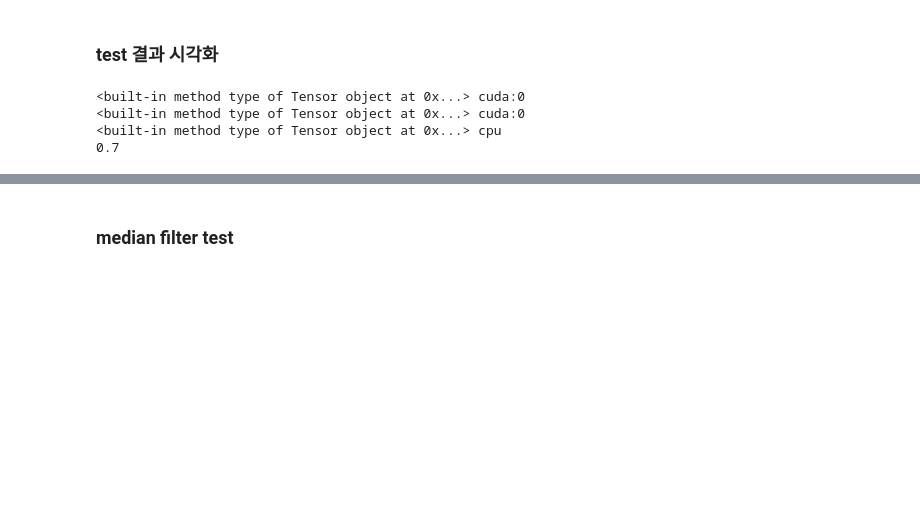
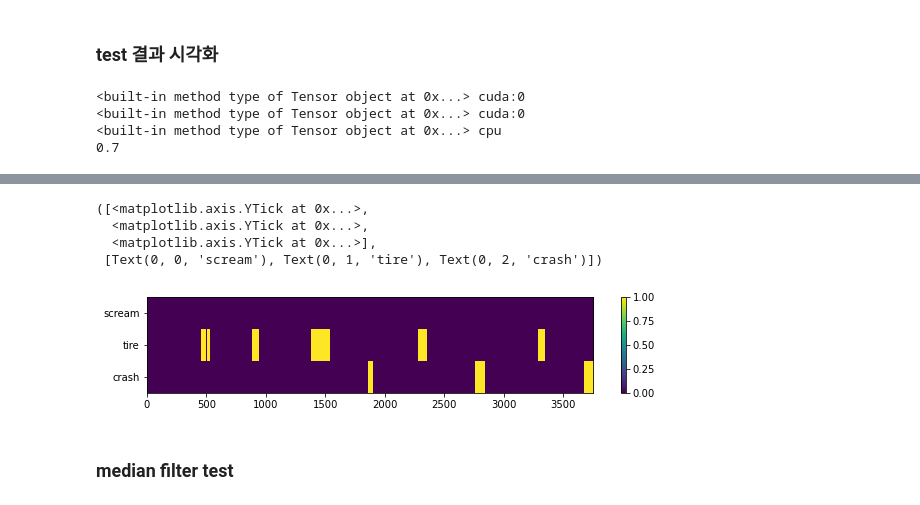
Before and after one commit to black-mold/crash_surveillance_SED_CRNN, a Jupyter notebook: run.ipynb, the cells around one changed output, grey strips where cells are left out. Drawn from its saved outputs; the diff is of its cells as text; code cells hidden in the pictures; blank space fills up the shorter version.

```diff
--- a/run.ipynb
+++ b/run.ipynb
@@ -551,3 +478,15 @@ matplotlib_label_show(post_filter.squeeze())
+# %%
+plt.figure(figsize=(10, 6))
+plt.subplot(3, 1, 3)
+plt.imshow(pred.cpu().detach().numpy().squeeze().T, aspect='auto', interpolation='nearest', cmap='viridis')
+plt.colorbar(plt.imshow(pred_threshold.squeeze().T, aspect='auto', interpolation='nearest', cmap='viridis'))
+plt.yticks([0, 1, 2], ['scream', 'tire', 'crash'])
+# %% [output]
+([<matplotlib.axis.YTick at 0x...>,
+  <matplotlib.axis.YTick at 0x...>,
+  <matplotlib.axis.YTick at 0x...>],
+ [Text(0, 0, 'scream'), Text(0, 1, 'tire'), Text(0, 2, 'crash')])
+[figure, added]
 # %% [markdown]
 ### median filter test
 # %%
```
Also changed, not shown: parts of 38 cells of this notebook, 6 other files.
